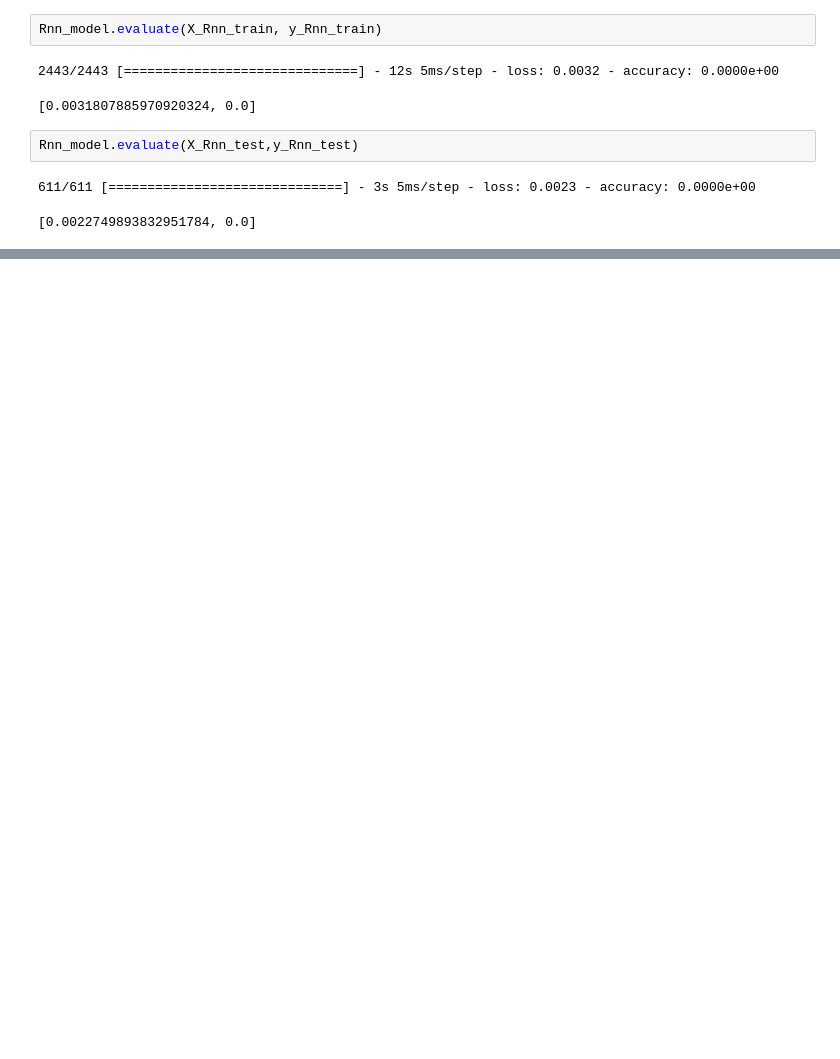
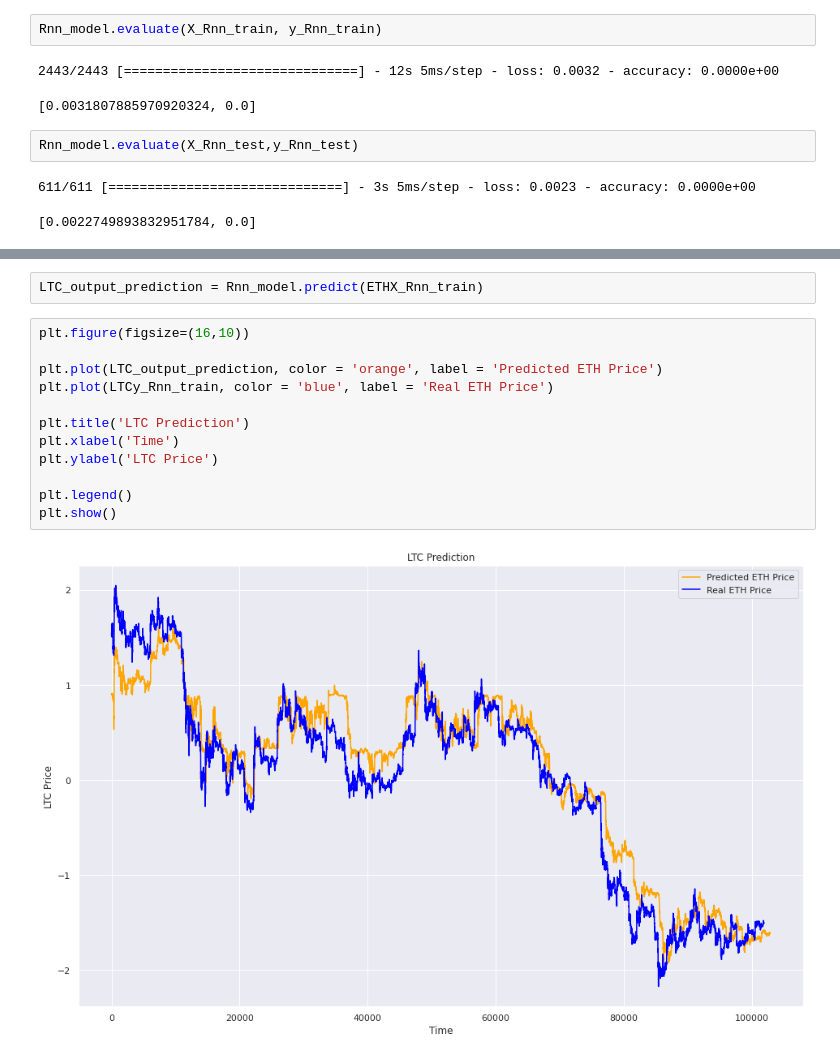
Before and after one commit to VijayKalmath/Stock-Prediction-usingLSTM, a Jupyter notebook: BTC-Stock-Prediction-usingLSTM.ipynb, the cells around one changed output, grey strips where cells are left out. Cells and saved outputs as stored; diff of their text form; blank space fills up the shorter version.

```diff
--- a/BTC-Stock-Prediction-usingLSTM.ipynb
+++ b/BTC-Stock-Prediction-usingLSTM.ipynb
@@ -512,0 +482,16 @@ Comparision_DF.sort_values(by="RMS_Value")
+# %%
+LTC_output_prediction = Rnn_model.predict(ETHX_Rnn_train)
+# %%
+plt.figure(figsize=(16,10))
+
+plt.plot(LTC_output_prediction, color = 'orange', label = 'Predicted ETH Price')
+plt.plot(LTCy_Rnn_train, color = 'blue', label = 'Real ETH Price')
+
+plt.title('LTC Prediction')
+plt.xlabel('Time')
+plt.ylabel('LTC Price')
+
+plt.legend()
+plt.show()
+# %% [output]
+[figure, added]
```
Also changed, not shown: parts of 26 cells of this notebook.
